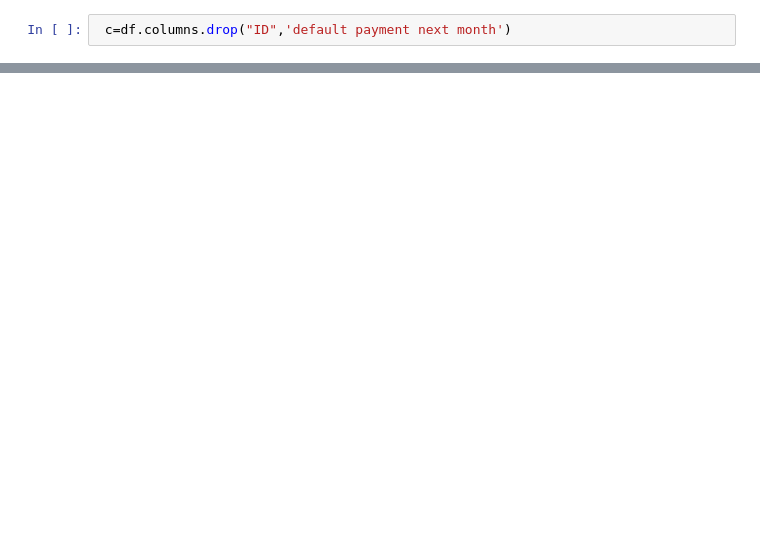
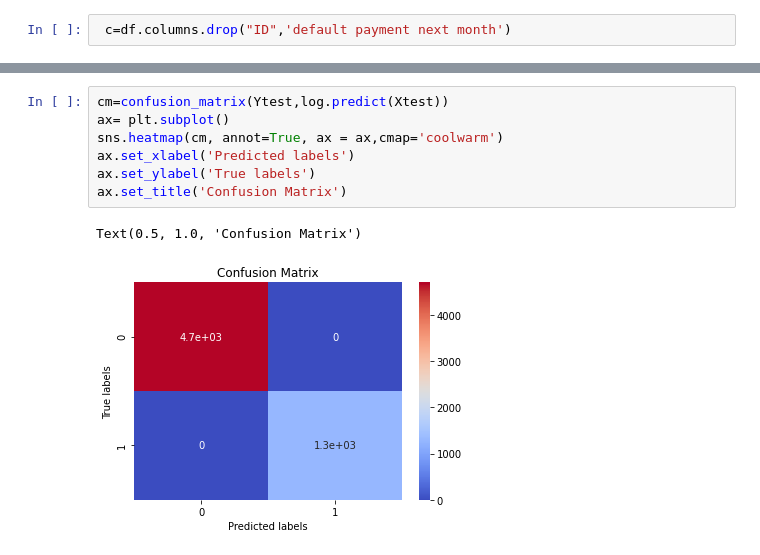
Before and after one commit to shivakumar17/Credit-Card-Default-Prediction, a Jupyter notebook: Credit_Card_Default_Prediction_Capstone_Project.ipynb, the cells around one changed output, grey strips where cells are left out. Cells and saved outputs as stored; diff of their text form; blank space fills up the shorter version.

```diff
--- a/Credit_Card_Default_Prediction_Capstone_Project.ipynb
+++ b/Credit_Card_Default_Prediction_Capstone_Project.ipynb
@@ -161,0 +318,10 @@ for i in c:
+# %%
+cm=confusion_matrix(Ytest,log.predict(Xtest))
+ax= plt.subplot()
+sns.heatmap(cm, annot=True, ax = ax,cmap='coolwarm')
+ax.set_xlabel('Predicted labels')
+ax.set_ylabel('True labels')
+ax.set_title('Confusion Matrix')
+# %% [output]
+Text(0.5, 1.0, 'Confusion Matrix')
+[figure, added]
```
Also changed, not shown: parts of 20 cells of this notebook.
